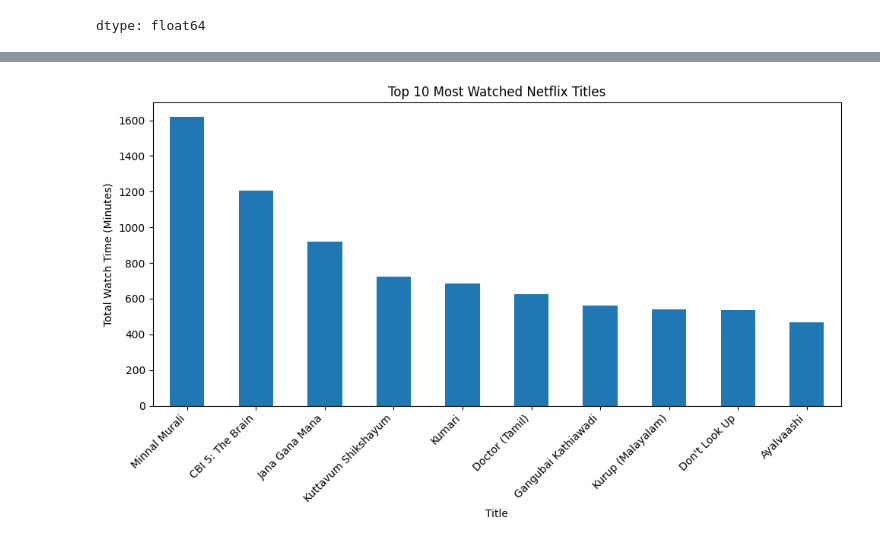
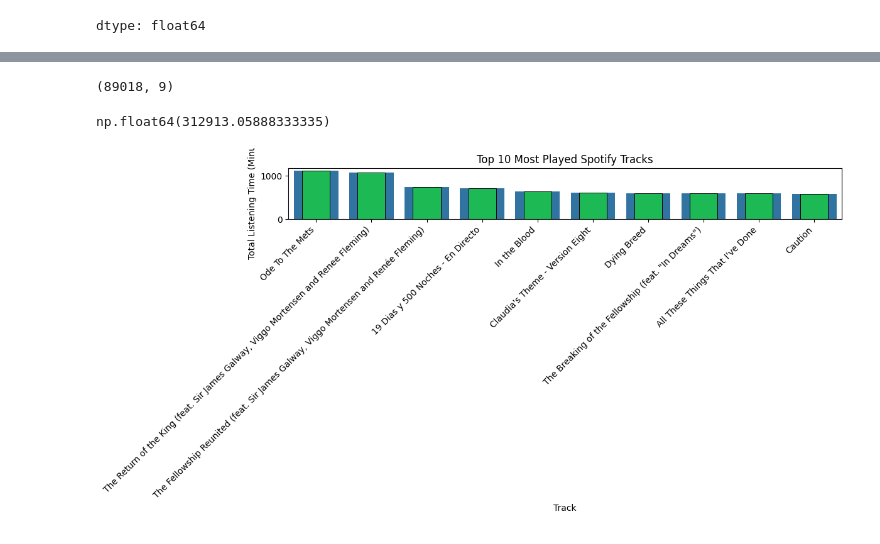
Before and after one commit to Vaishnavi-Parashar/subscription-trap-analysis, a Jupyter notebook: subscription_trap_analysis.ipynb, the cells around one changed output, grey strips where cells are left out. Saved outputs shown, nothing was run; the diff lists cells and outputs as text; code cells hidden in the pictures.

```diff
--- a/subscription_trap_analysis.ipynb
+++ b/subscription_trap_analysis.ipynb
@@ -105,0 +190,5 @@ dtype: float64
+# %%
+import pandas as pd
+spotify_df=pd.read_csv('spotify_history.csv')
+spotify_df
+spotify_df.head()
@@ -105,0 +248,3 @@ dtype: float64
+# %%
+spotify_useful['minutes_played'] = spotify_useful['ms_played']/(1000 * 60)
+spotify_useful.head()
@@ -105,0 +272,4 @@ dtype: float64
+# %%
+spotify_useful = spotify_useful[spotify_useful['minutes_played'] >= 1]
+
+spotify_useful.shape
@@ -105,0 +278,9 @@ dtype: float64
+# %%
+top_tracks = (
+    spotify_useful.groupby('track')['minutes_played']
+    .sum()
+    .sort_values(ascending=False)
+    .head(10)
+)
+
+top_tracks
@@ -106,13 +343,32 @@ dtype: float64
+# %%
+spotify_clean.columns
+spotify_clean.shape
+# %% [output]
+(89018, 9)
+# %%
+spotify_clean['listening_minutes'].sum()
+# %% [output]
+np.float64(312913.05888333335)
 # %%
 import matplotlib.pyplot as plt
+import seaborn as sns
 
-plt.figure(figsize=(10,6))
-top_title.plot(kind='bar')## we did grp by so used this way
-plt.title('Top 10 Most Watched Netflix Titles')
-plt.xlabel('Title')
-plt.ylabel('Total Watch Time (Minutes)')
+plt.figure(figsize=(12,6))
+sns.barplot(
+    x=top_tracks.index,
+    y=top_tracks.values
+)
+top_tracks.plot(
+    kind='bar',
+    color='#1DB954',      # Spotify green
+    edgecolor='black',
+    linewidth=0.7
+)
+plt.title('Top 10 Most Played Spotify Tracks')
+plt.xlabel('Track')
+plt.ylabel('Total Listening Time (Minutes)')
 plt.xticks(rotation=45, ha='right')
 plt.tight_layout()
 plt.show()
 # %% [output]
-[figure, old version]
+[figure, new version]
```
Also changed, not shown: parts of 22 cells of this notebook.
